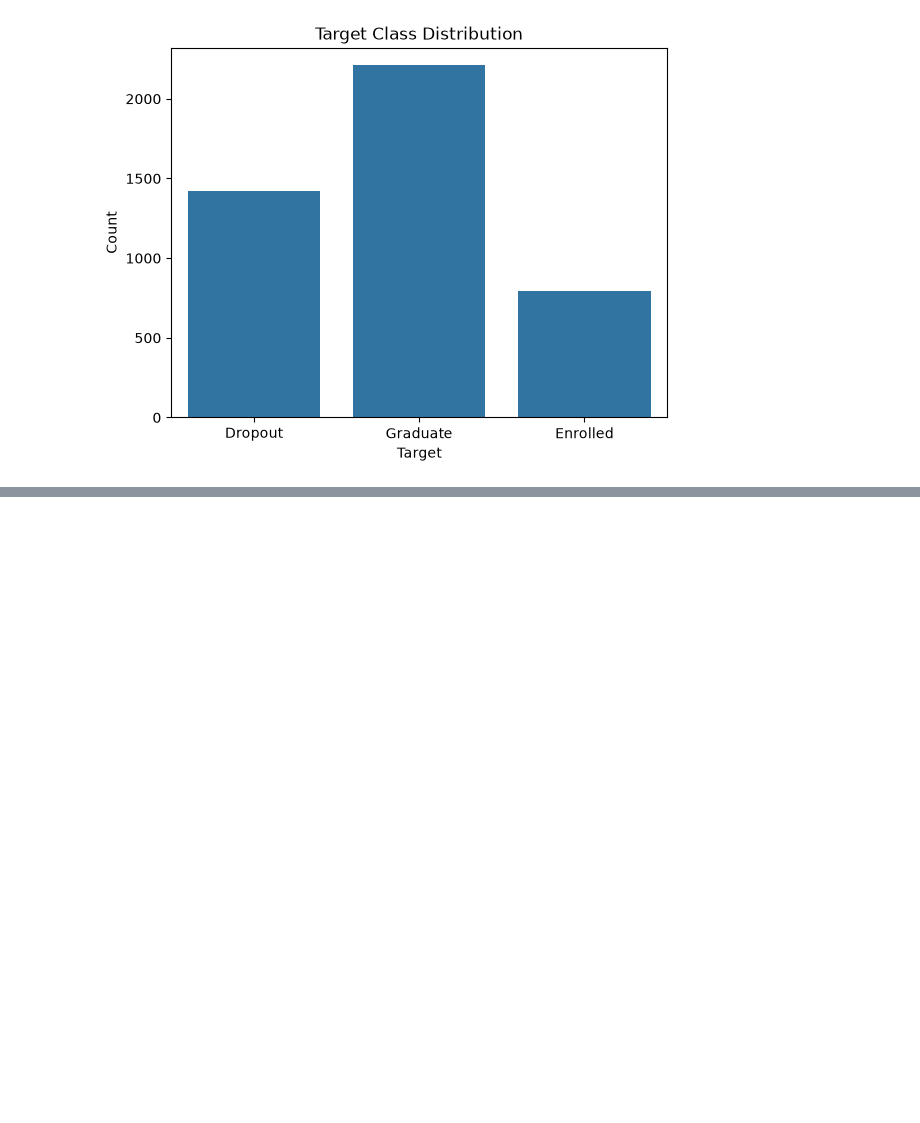
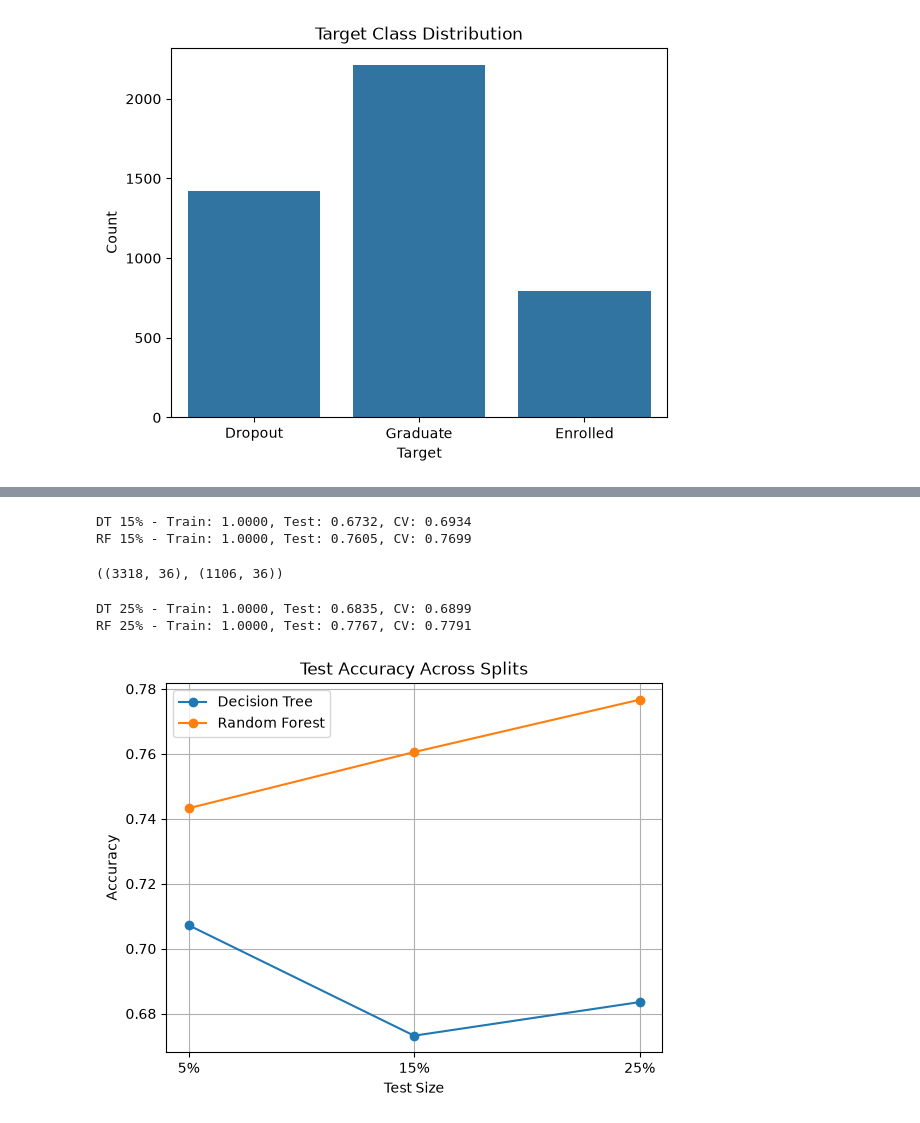
Before and after one commit to sba25431/sba25431-ML-CA1, a Jupyter notebook: sba25431_ML_CA1_v1.ipynb, the cells around one changed output, grey strips where cells are left out. Saved outputs shown, nothing was run; the diff lists cells and outputs as text; code cells hidden in the pictures; blank space fills up the shorter version.

Commit message:
add target encoding, train models on three splits and plot accuracy

```diff
--- a/sba25431_ML_CA1_v1.ipynb
+++ b/sba25431_ML_CA1_v1.ipynb
@@ -95,0 +110,4 @@ plt.show()
+# %%
+# Define X and y
+X = df.drop(["Target"], axis=1)
+y = df["Target"]
@@ -95,0 +151,73 @@ plt.show()
+# %%
+dt_15 = DecisionTreeClassifier(random_state=42)
+dt_15.fit(X_train_15, y_train_15)
+y_pred_dt_train_15 = dt_15.predict(X_train_15)
+y_pred_dt_15 = dt_15.predict(X_test_15)
+dt_train_15 = metrics.accuracy_score(y_train_15, y_pred_dt_train_15)
+dt_test_15 = metrics.accuracy_score(y_test_15, y_pred_dt_15)
+dt_cv_15 = cross_val_score(
+    dt_15, X_train_15, y_train_15, cv=5, scoring="accuracy"
+).mean()
+print(f"DT 15% - Train: {dt_train_15:.4f}, Test: {dt_test_15:.4f}, CV: {dt_cv_15:.4f}")
+
+rf_15 = RandomForestClassifier(random_state=42)
+rf_15.fit(X_train_15, y_train_15)
+y_pred_rf_train_15 = rf_15.predict(X_train_15)
+y_pred_rf_15 = rf_15.predict(X_test_15)
+rf_train_15 = metrics.accuracy_score(y_train_15, y_pred_rf_train_15)
+rf_test_15 = metrics.accuracy_score(y_test_15, y_pred_rf_15)
+rf_cv_15 = cross_val_score(
+    rf_15, X_train_15, y_train_15, cv=5, scoring="accuracy"
+).mean()
+print(f"RF 15% - Train: {rf_train_15:.4f}, Test: {rf_test_15:.4f}, CV: {rf_cv_15:.4f}")
+# %% [output]
+DT 15% - Train: 1.0000, Test: 0.6732, CV: 0.6934
+RF 15% - Train: 1.0000, Test: 0.7605, CV: 0.7699
+# %%
+X_train_25, X_test_25, y_train_25, y_test_25 = train_test_split(
+    X, y, test_size=0.25, random_state=42
+)
+X_train_25.shape, X_test_25.shape
+# %% [output]
+((3318, 36), (1106, 36))
+# %%
+dt_25 = DecisionTreeClassifier(random_state=42)
+dt_25.fit(X_train_25, y_train_25)
+y_pred_dt_train_25 = dt_25.predict(X_train_25)
+y_pred_dt_25 = dt_25.predict(X_test_25)
+dt_train_25 = metrics.accuracy_score(y_train_25, y_pred_dt_train_25)
+dt_test_25 = metrics.accuracy_score(y_test_25, y_pred_dt_25)
+dt_cv_25 = cross_val_score(
+    dt_25, X_train_25, y_train_25, cv=5, scoring="accuracy"
+).mean()
+print(f"DT 25% - Train: {dt_train_25:.4f}, Test: {dt_test_25:.4f}, CV: {dt_cv_25:.4f}")
+
+rf_25 = RandomForestClassifier(random_state=42)
+rf_25.fit(X_train_25, y_train_25)
+y_pred_rf_train_25 = rf_25.predict(X_train_25)
+y_pred_rf_25 = rf_25.predict(X_test_25)
+rf_train_25 = metrics.accuracy_score(y_train_25, y_pred_rf_train_25)
+rf_test_25 = metrics.accuracy_score(y_test_25, y_pred_rf_25)
+rf_cv_25 = cross_val_score(
+    rf_25, X_train_25, y_train_25, cv=5, scoring="accuracy"
+).mean()
+print(f"RF 25% - Train: {rf_train_25:.4f}, Test: {rf_test_25:.4f}, CV: {rf_cv_25:.4f}")
+# %% [output]
+DT 25% - Train: 1.0000, Test: 0.6835, CV: 0.6899
+RF 25% - Train: 1.0000, Test: 0.7767, CV: 0.7791
+# %%
+# Plot test accuracy for splits
+splits = ["5%", "15%", "25%"]
+dt_scores = [dt_test_5, dt_test_15, dt_test_25]
+rf_scores = [rf_test_5, rf_test_15, rf_test_25]
+
+plt.plot(splits, dt_scores, marker="o", label="Decision Tree")
+plt.plot(splits, rf_scores, marker="o", label="Random Forest")
+plt.title("Test Accuracy Across Splits")
+plt.xlabel("Test Size")
+plt.ylabel("Accuracy")
+plt.legend()
+plt.grid(True)
+plt.show()
+# %% [output]
+[figure, added]
```
Also changed, not shown: parts of 8 cells of this notebook.
